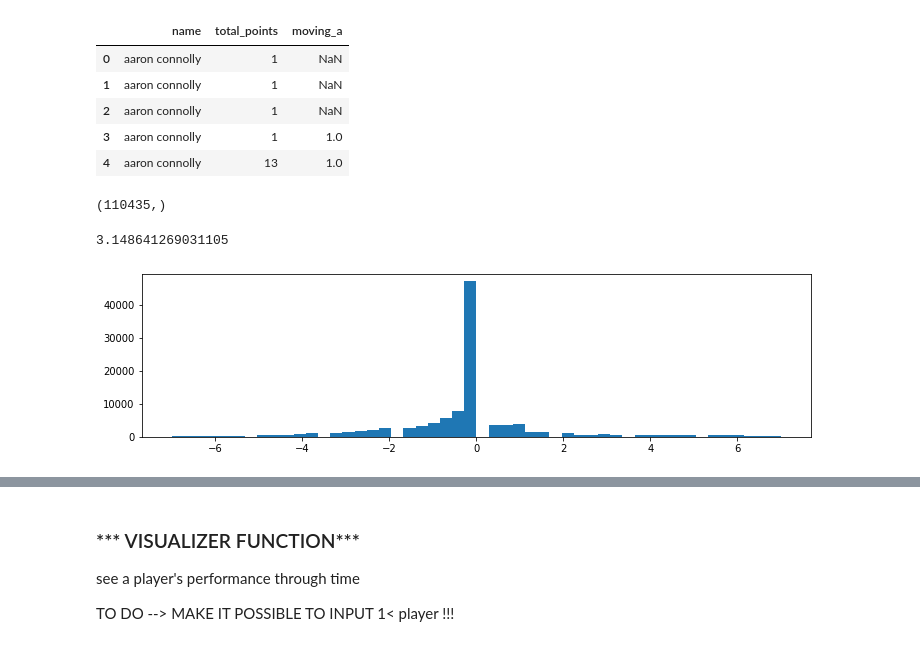
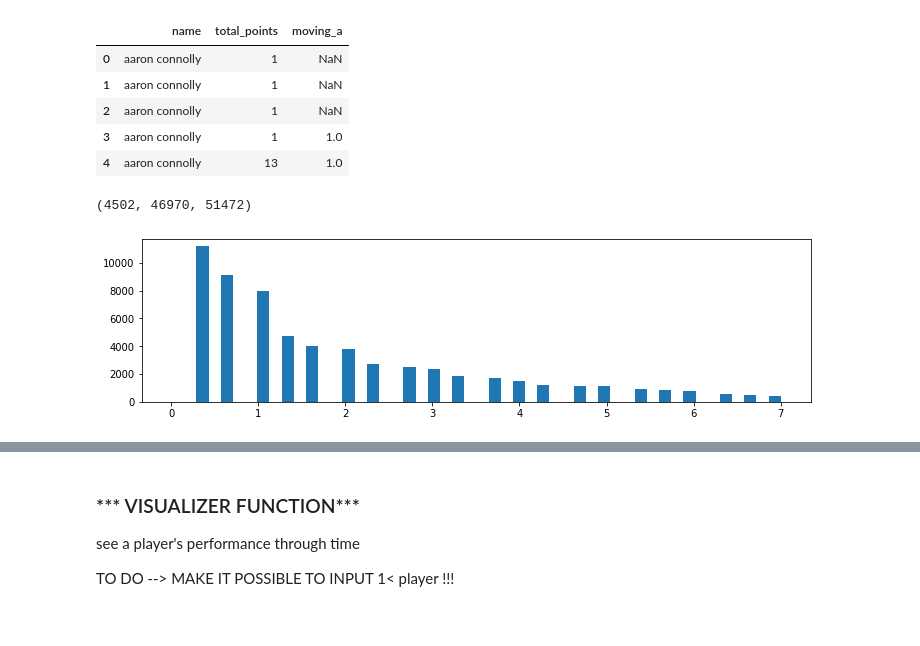
Before and after one commit to 1kruidenp/fflpred, a Jupyter notebook: notebooks/henry_first_notebook.ipynb, the cells around one changed output, grey strips where cells are left out. Cells and saved outputs as stored; diff of their text form; code cells hidden in the pictures.

```diff
--- a/notebooks/first_notebook.ipynb
+++ b/notebooks/henry_first_notebook.ipynb
@@ -159,21 +159,18 @@ full_data_ma[["name", "total_points", "moving_a"]].head(5)
 | 3 | aaron connolly | 1 | 1.0 |
 | 4 | aaron connolly | 13 | 1.0 |
 # %%
-full_data_ma["error"] = full_data_ma['total_points'] - full_data_ma["moving_a"]
+full_data_ma["error"] = abs(full_data_ma['total_points'] - full_data_ma["moving_a"])
 # %%
 df_error = full_data_ma[["name", "total_points", "moving_a", "minutes", "error"]].dropna()
 error = df_error["error"]
-error.shape
+na_count = full_data_ma.shape[0] - error.shape[0]
+zero_count = len(error[error == 0])
-# %% [output]
-(110435,)
-# %%
-error_0 = df_error[df_error['error']!= 0]
-error_ = error_0["error"]
-error_.std()
-# %% [output]
-3.148641269031105
+# %%
+na_count, zero_count, zero_count + na_count
+# %% [output]
+(4502, 46970, 51472)
 # %%
 fig = plt.figure(figsize = (12, 3))
-plt.hist(error, bins = 50, range=(-7, 7));
+plt.hist(error, bins = 50, range=(0.01, 7));
 # %% [output]
-[figure, old version]
+[figure, new version]
```
Also changed, not shown: parts of 1 cell of this notebook, 1 other file.
